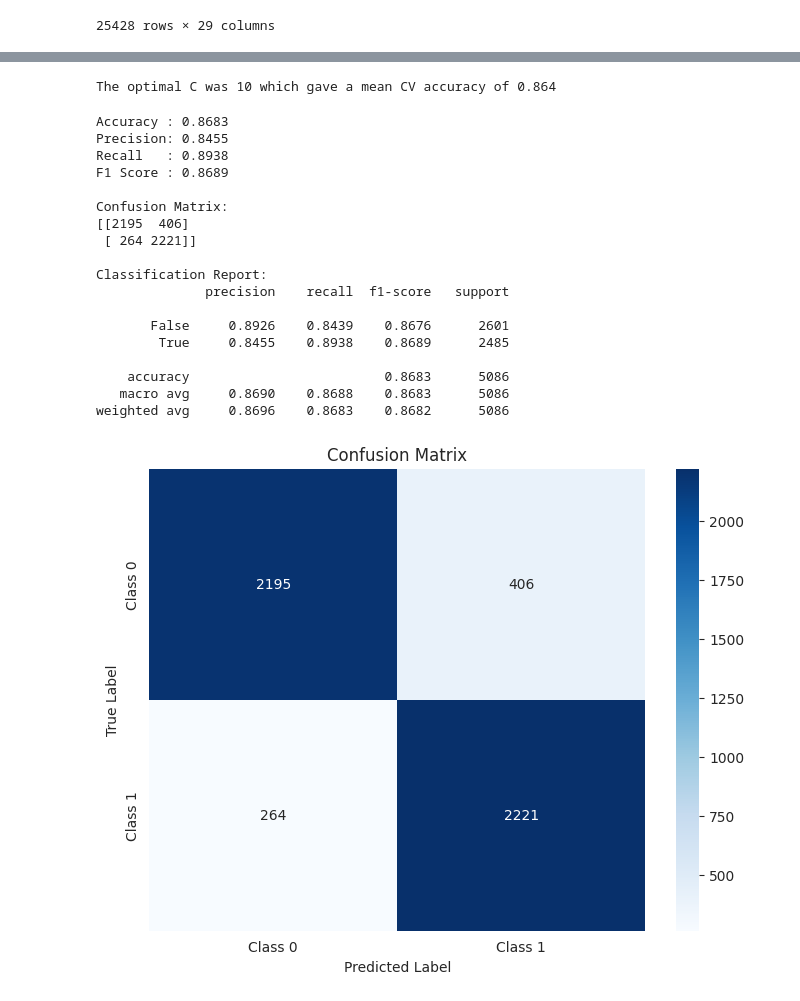
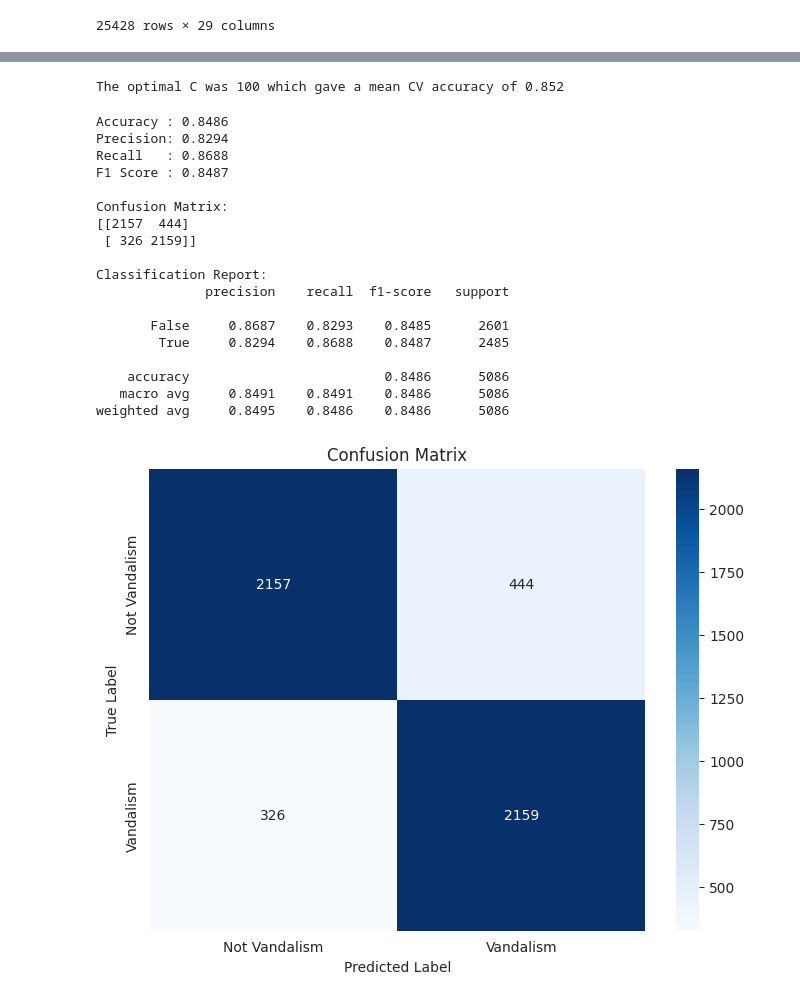
Before and after one commit to Daniel-Milanes/WikiShield, a Jupyter notebook: models/Paul-svctest.ipynb, the cells around one changed output, grey strips where cells are left out. Saved outputs shown, nothing was run; the diff lists cells and outputs as text; code cells hidden in the pictures.

Commit message:
Update SVC and VotingMethod with new VandalismScore

```diff
--- a/models/Paul-svctest.ipynb
+++ b/models/Paul-svctest.ipynb
@@ -163,21 +89,32 @@ test_features
 # %%
 ## the cross-validation
 # note: just svc works a tiny bit better, but LinearSVC works almost 50x faster
-new_features = ['user_edit_count','user_distinct_pages','user_warns','num_edits_5d_before',
-            'is_person','current_minor','account_age','comment_empty',
-            'is_IP','word_count_added','word_count_deleted',]
 
 for i,(train_index, test_index) in enumerate(kfold.split(df, df.isvandalism)):
-    df_tt = df.iloc[train_index]
-    df_ho = df.iloc[test_index]
+    features = ['user_edit_count','user_distinct_pages','user_warns','num_edits_5d_before',
+            'is_person','current_minor','account_age','comment_empty',
+            'is_IP','word_count_added','word_count_deleted','EditId','added_lines','deleted_lines']
+
+    df_tt = df.iloc[train_index].copy()
+    df_ho = df.iloc[test_index].copy()
+
+    # Fit and transform the scorer only on training data
+    scorer = VandalismScorer(n_splits=5, random_state=42)
+    df_tt = scorer.fit_transform(df_tt, df_tt['isvandalism'])
+    df_ho = scorer.transform(df_ho)
+
+    nfeatures = ['user_edit_count','user_distinct_pages','user_warns','num_edits_5d_before',
+            'is_person','current_minor','account_age','comment_empty',
+            'is_IP','word_count_added','word_count_deleted',
+            'vandalism_score']
 
     for j,C in enumerate(Cs):
-        pipe = Pipeline([('scorer',VandalismScorer(n_splits=5,random_state=42)),('scale', StandardScaler()),
+        pipe = Pipeline([('scale', StandardScaler()),
                             ('svm', LinearSVC(C=C,max_iter=100000))])
 
-        pipe.fit(df_tt[features],
+        pipe.fit(df_tt[nfeatures],
                     df_tt.isvandalism)
 
-        pred = pipe.predict(df_ho[features])
+        pred = pipe.predict(df_ho[nfeatures])
 
         C_accs1[i, j] = accuracy_score(df_ho.isvandalism, pred)
@@ -206,18 +141,27 @@ optimal_accuracy = mean_cv_accuracy[optimal_index]
 
 print(f"The optimal C was {optimal_C} which gave a mean CV accuracy of {optimal_accuracy:.3f}")
 # %% [output]
-The optimal C was 10 which gave a mean CV accuracy of 0.864
+The optimal C was 100 which gave a mean CV accuracy of 0.852
 # %%
 #Code to create a confusion matrix
 df_tt,df_ho = train_test_split(df,test_size=0.2,random_state=42,shuffle=True)
 
+scorer = VandalismScorer(n_splits=5, random_state=42)
+df_tt = scorer.fit_transform(df_tt, df_tt['isvandalism'])
+df_ho = scorer.transform(df_ho)
+
+nfeatures = ['user_edit_count','user_distinct_pages','user_warns','num_edits_5d_before',
+            'is_person','current_minor','account_age','comment_empty',
+            'is_IP','word_count_added','word_count_deleted',
+            'vandalism_score']
+
 pipe = Pipeline([('scale', StandardScaler()),
                             ('svm', LinearSVC(C=optimal_C,max_iter=100000))])
 
-pipe.fit(df_tt[features],
+pipe.fit(df_tt[nfeatures],
                     df_tt.isvandalism)
 
-pred = pipe.predict(df_ho[features])
+pred = pipe.predict(df_ho[nfeatures])
 
 # Metrics
 accuracy = accuracy_score(df_ho.isvandalism, pred)
@@ -238,32 +182,32 @@ print(confmat)
 print("\nClassification Report:")
 print(classification_report(df_ho.isvandalism, pred, digits=4))
 # %% [output]
-Accuracy : 0.8683
-Precision: 0.8455
-Recall   : 0.8938
-F1 Score : 0.8689
+Accuracy : 0.8486
+Precision: 0.8294
+Recall   : 0.8688
+F1 Score : 0.8487
 
 Confusion Matrix:
-[[2195  406]
- [ 264 2221]]
+[[2157  444]
+ [ 326 2159]]
 
 Classification Report:
               precision    recall  f1-score   support
 
-       False     0.8926    0.8439    0.8676      2601
-        True     0.8455    0.8938    0.8689      2485
+       False     0.8687    0.8293    0.8485      2601
+        True     0.8294    0.8688    0.8487      2485
 
-    accuracy                         0.8683      5086
-   macro avg     0.8690    0.8688    0.8683      5086
-weighted avg     0.8696    0.8683    0.8682      5086
+    accuracy                         0.8486      5086
+   macro avg     0.8491    0.8491    0.8486      5086
+weighted avg     0.8495    0.8486    0.8486      5086
 # %%
 plt.figure(figsize=(8, 6)) # Adjust figure size as needed
 sns.heatmap(confmat, annot=True, fmt='d', cmap='Blues',
-                xticklabels=['Class 0', 'Class 1'], # Replace with your actual class labels
-                yticklabels=['Class 0', 'Class 1']) # Replace with your actual class labels
+                xticklabels=['Not Vandalism', 'Vandalism'], # Replace with your actual class labels
+                yticklabels=['Not Vandalism', 'Vandalism']) # Replace with your actual class labels
 plt.title('Confusion Matrix')
 plt.xlabel('Predicted Label')
 plt.ylabel('True Label')
 plt.show()
 # %% [output]
-[figure, old version]
+[figure, new version]
```
Also changed, not shown: parts of 9 cells of this notebook, 1 other file.
